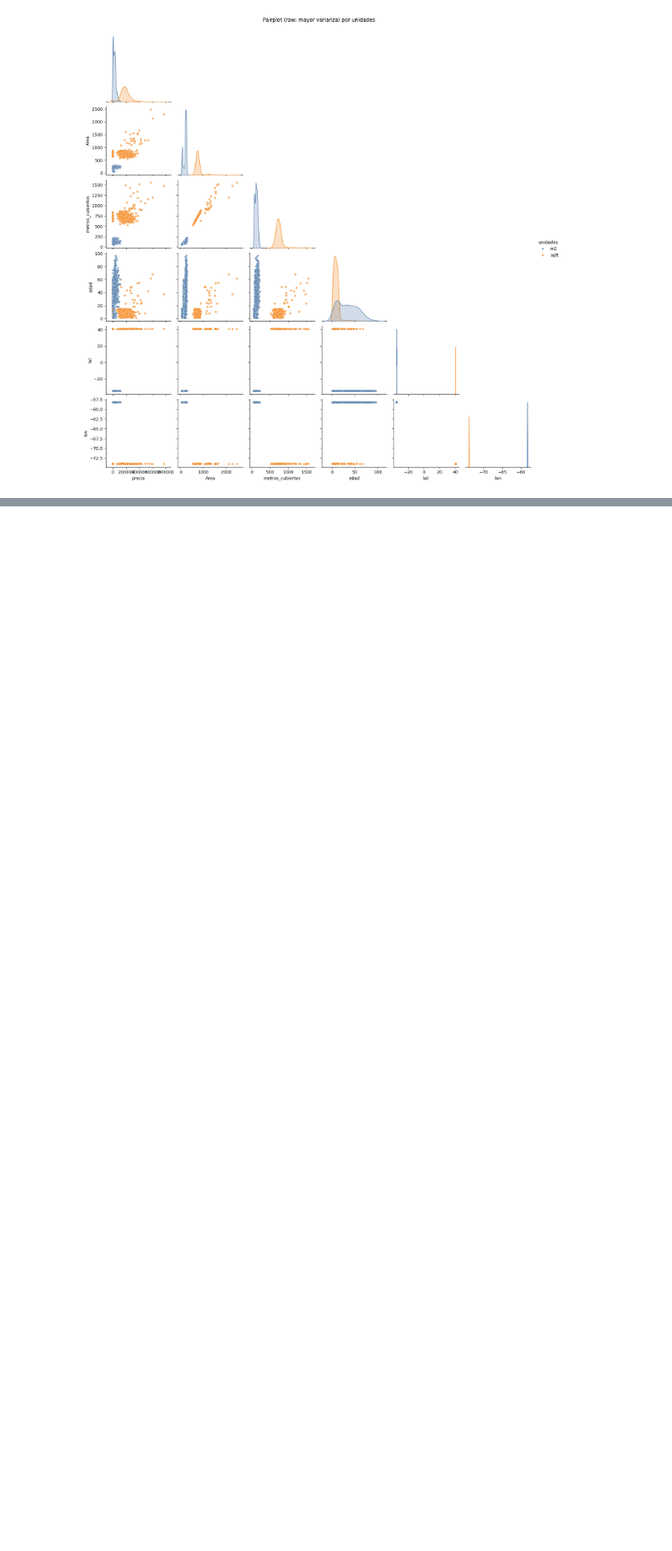
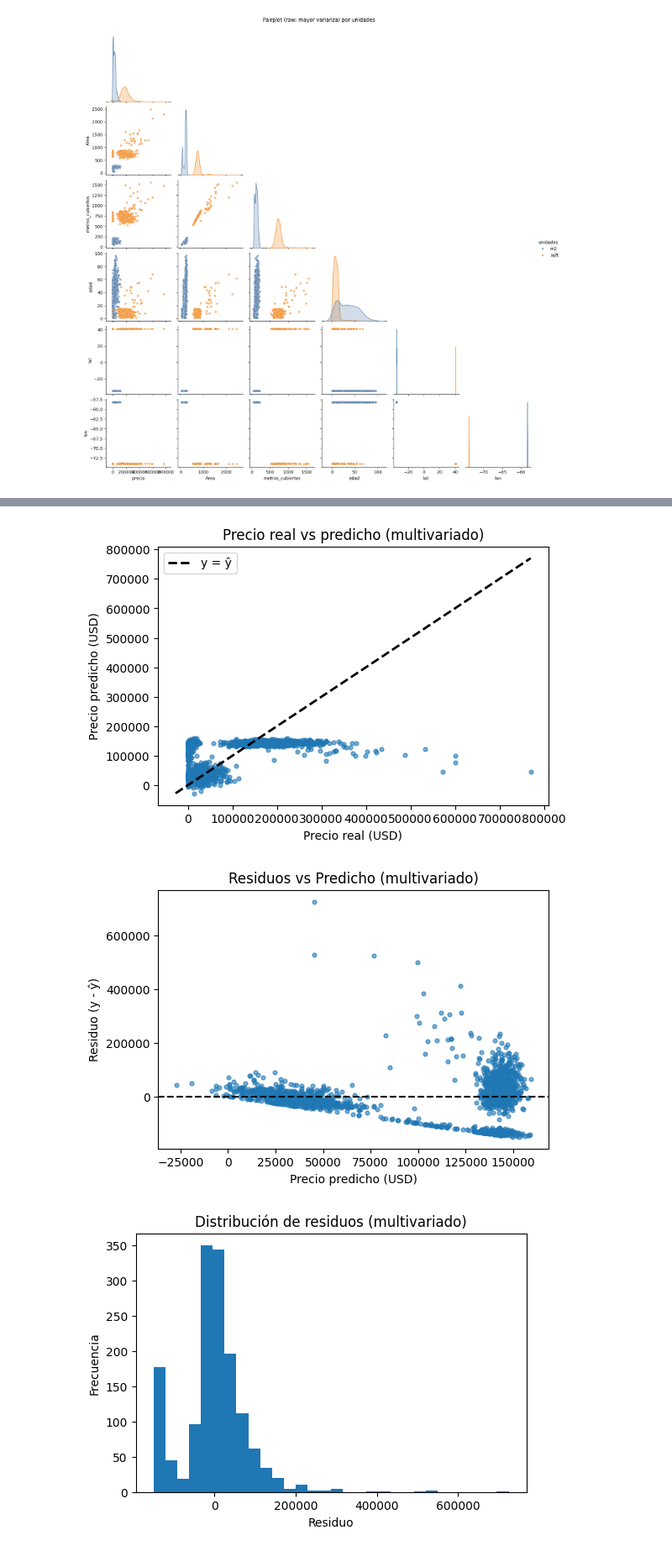
Before and after one commit to Santi2065/property-price-regression, a Jupyter notebook: notebooks/Entrega_TP1.ipynb, the cells around one changed output, grey strips where cells are left out. Shown at 84% size. Cells and saved outputs as stored; diff of their text form; code cells hidden in the pictures; blank space fills up the shorter version.

```diff
--- a/notebooks/Entrega_TP1.ipynb
+++ b/notebooks/Entrega_TP1.ipynb
@@ -246,0 +361,46 @@ df_val.to_csv("../data/processed/casas_val.csv", index=False)
+# %%
+# Graficos caso multivariado
+import matplotlib.pyplot as plt
+import numpy as np
+
+# Features multivariadas
+X_multi = df_proc[["Área", "metros_cubiertos", "ambientes", "edad", "pisos"]]
+y = df_proc["precio"].values
+
+# Entrenamiento con pseudo-inversa
+model_multi = RegresionLineal(X_multi, y)
+model_multi.fit_pseudoinversa()
+y_pred = model_multi.predict(X_multi)
+
+# real vs y predicho
+plt.figure(figsize=(6,4))
+plt.scatter(y, y_pred, s=12, alpha=0.6)
+lims = [min(y.min(), y_pred.min()), max(y.max(), y_pred.max())]
+plt.plot(lims, lims, 'k--', lw=2, label="y = ŷ")
+plt.xlabel("Precio real (USD)")
+plt.ylabel("Precio predicho (USD)")
+plt.title("Precio real vs predicho (multivariado)")
+plt.legend()
+plt.show()
+
+# Residuos vs y predicho
+res = y - y_pred
+plt.figure(figsize=(6,4))
+plt.scatter(y_pred, res, s=12, alpha=0.6)
+plt.axhline(0, color="k", linestyle="--")
+plt.xlabel("Precio predicho (USD)")
+plt.ylabel("Residuo (y - ŷ)")
+plt.title("Residuos vs Predicho (multivariado)")
+plt.show()
+
+# Histograma de residuos
+plt.figure(figsize=(6,4))
+plt.hist(res, bins=30)
+plt.xlabel("Residuo")
+plt.ylabel("Frecuencia")
+plt.title("Distribución de residuos (multivariado)")
+plt.show()
+# %% [output]
+[figure, added]
+[figure, added]
+[figure, added]
```
Also changed, not shown: parts of 16 cells of this notebook, 8 other files.
